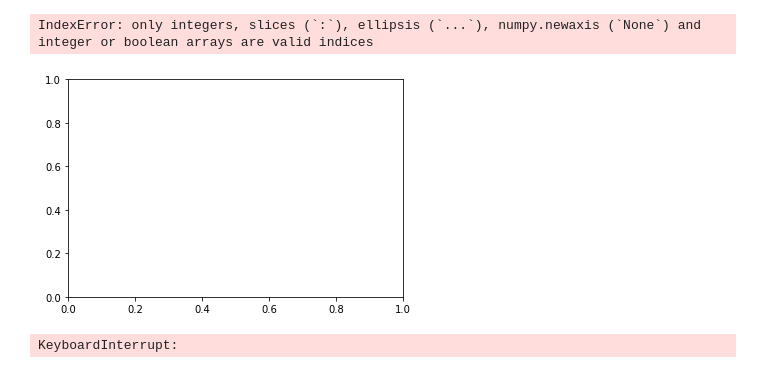
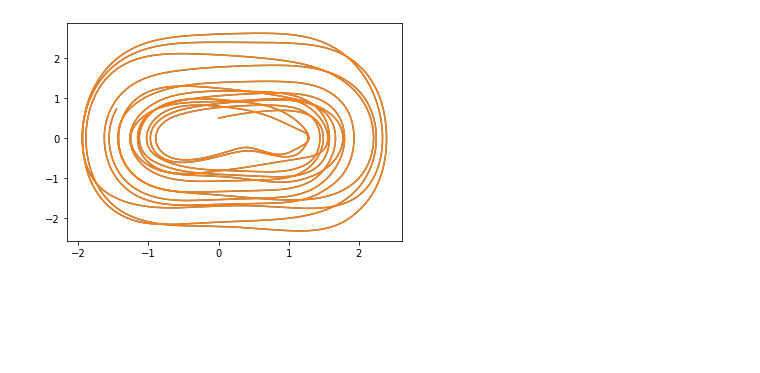
Before and after one commit to SuyuMichaelYang/Group-II, a Jupyter notebook: constant/Funions.ipynb, the cells around one changed output. Cells and saved outputs as stored; diff of their text form; code cells hidden in the pictures; blank space fills up the shorter version.

```diff
--- a/constant/Funions.ipynb
+++ b/constant/Funions.ipynb
@@ -6,70 +6,34 @@ from scipy.integrate import solve_ivp
 import random as random
 import time
 from matplotlib.animation import FuncAnimation
+from scipy.integrate import odeint
+k = 0.3
+omega = 1.25
+gamma = 0.37
+alpha=1.0
+beta=-1.0
 # %%
-# x(T) = SX where S = [0,t^2][t,0]
+def f (t,x):
+    k=0.1
+    β = 0.5* abs (np.sin(t))
 
-
-def f (t,x):
-    a= 2
-    b =1
-    return np.dot(np.array([[0,1],[1 - x[0],0]]), x)  [0,0.5*np.cos(0.5*t)]
-# def f (t,x):
-    # return ((0.5*x * (1-x) )- (0.4*x) )
+    return np.dot(np.array([[0,1],[-k*x[1] +β*x[0]- 0.5*x[0]**2,0]]), x) + [0,0.2*np.cos(t)]
 
 fig, ax = plt.subplots()
 
 t_eval = np.linspace(0,100,5000)
 sol = []
 for i in range (1):
-    sol.append(solve_ivp(f,[0,100], [1,.5],t_eval=t_eval))
-#     sol.append(solve_ivp(f,[0,100], [-2,0],t_eval=t_eval))
+    sol.append(solve_ivp(f,[0,100], [0,0.5],t_eval=t_eval))
+    ax.plot(sol[i].y[0],sol[i].y[1])
+
+    sol.append(solve_ivp(f,[0,100], [0,0.49],t_eval=t_eval))
 
     ax.plot(sol[i].y[0],sol[i].y[1])
 
-ax.set_ylim(-4,4)
-ax.set_xlim(-4,4)
+# ax.set_ylim(-4,4)
+# ax.set_xlim(-4,4)
 
 # plt.show()
 # %% [output]
-IndexError: only integers, slices (`:`), ellipsis (`...`), numpy.newaxis (`None`) and integer or boolean arrays are valid indices
-[figure, old version]
+[figure, new version]
-# %%
-r = lambda: random.randint(0,255)
-
-def deriv (t,x):
-    a= 2
-    b =1
-    return np.dot(np.array([[0,1],[2.5- x[0]**2,0]]), x) - [0,0.3*np.cos(0.5*t)]
-
-
-t_eval = np.linspace(0,50,1000)
-position = np.array([-2])
-y = np.array([0])
-
-dt = t_eval[1]- t_eval[0]
-pixels = 2
-
-colors = ['#%02X%02X%02X' % (r(),r(),r()) for i in range (pixels)]
-
-
-for i in range (len(t_eval)):
-    x_y = deriv(t_eval[i], [position[-1], y[-1]])
-    position = np.append(position, position[-1] +  dt*  x_y[0] + 1/2 * dt**2 * x_y[-1])
-    y = np.append(y,y[-1] + dt* x_y[1])
-    plt.scatter(position[-1],y[-1],c = colors[0],marker=".", linewidths=1)
-    plt.xlim(-4,4)
-    plt.ylim(-4,4)
-    plt.pause(0.000001)
-#     print(x[-1],y[-1])
-
-
-plt.xlim(-4,4)
-plt.ylim(-4,4)
-# ax.plot(x,y)
-# ax.set_ylim(-4,4)
-# ax.set_xlim(-4,4)
-
-# plt.show()
-# %% [output]
-KeyboardInterrupt:
```
Also changed, not shown: parts of 10 cells of this notebook.
